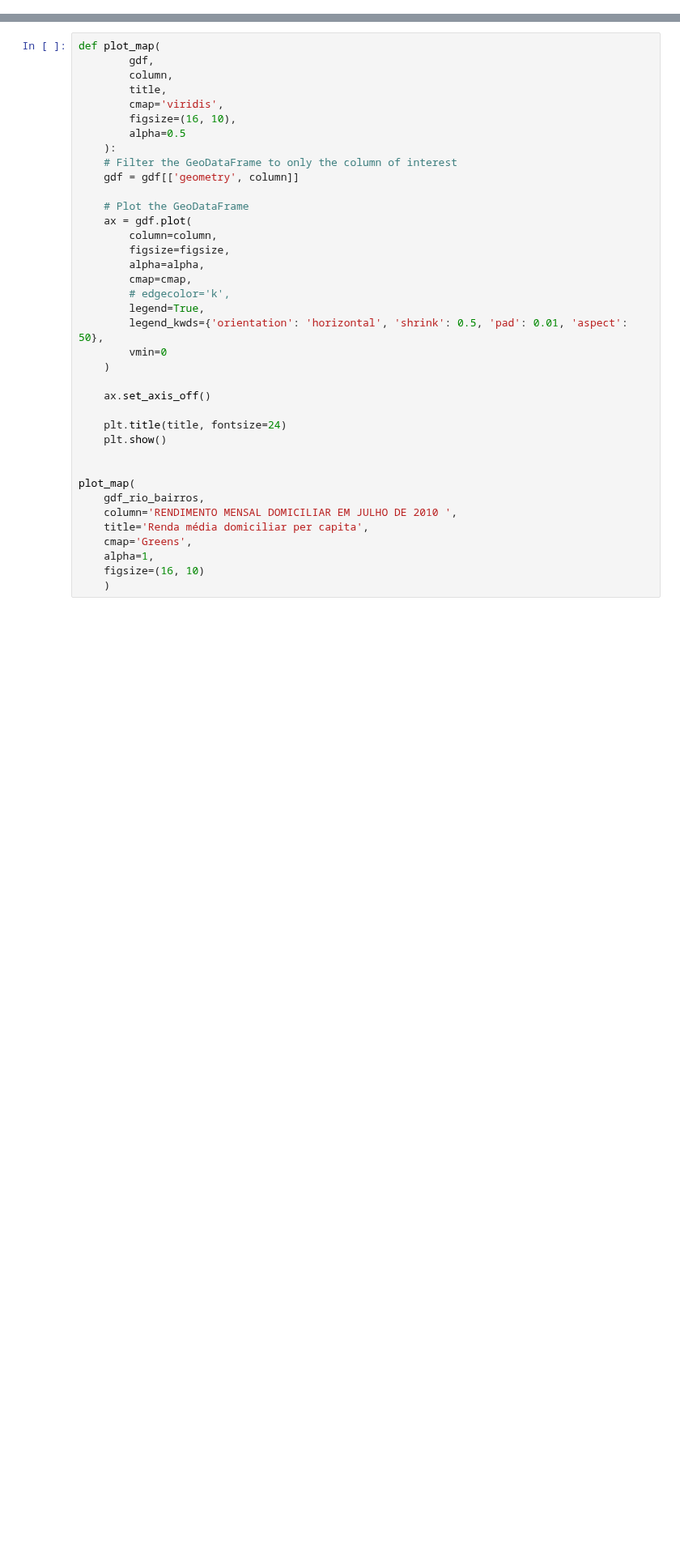
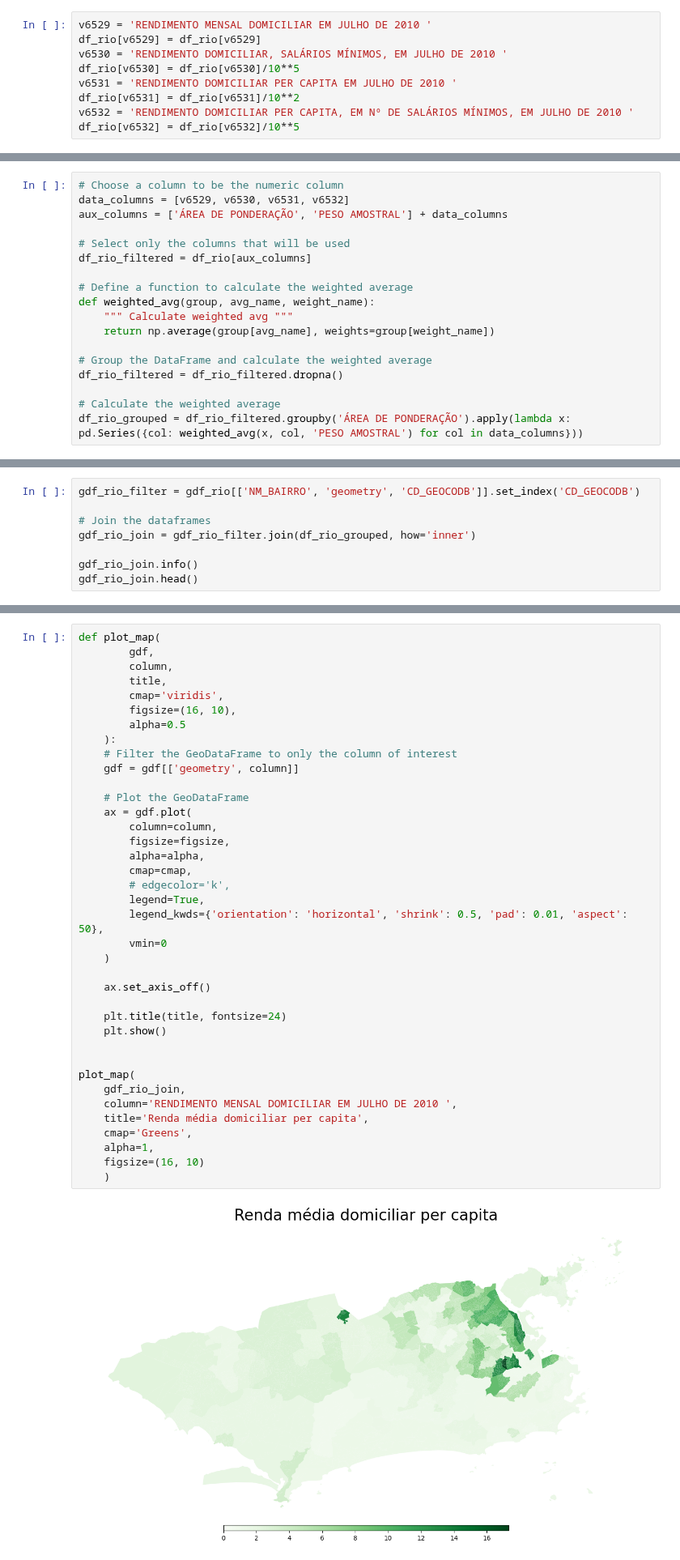
Before and after one commit to GDevigili/TCC-IBGE, a Jupyter notebook: src/data-vis/eda.ipynb, the cells around one changed output, grey strips where cells are left out. Shown at 81% size. Cells and saved outputs as stored; diff of their text form; blank space fills up the shorter version.

Commit message:
Adjust the grouping and some variables that the floating point reading was wrong

```diff
--- a/src/data-vis/eda.ipynb
+++ b/src/data-vis/eda.ipynb
@@ -120,0 +125,9 @@ memory usage: 328.2+ KB
+# %%
+v6529 = 'RENDIMENTO MENSAL DOMICILIAR EM JULHO DE 2010 '
+df_rio[v6529] = df_rio[v6529]
+v6530 = 'RENDIMENTO DOMICILIAR, SALÁRIOS MÍNIMOS, EM JULHO DE 2010 '
+df_rio[v6530] = df_rio[v6530]/10**5
+v6531 = 'RENDIMENTO DOMICILIAR PER CAPITA EM JULHO DE 2010 '
+df_rio[v6531] = df_rio[v6531]/10**2
+v6532 = 'RENDIMENTO DOMICILIAR PER CAPITA, EM Nº DE SALÁRIOS MÍNIMOS, EM JULHO DE 2010 '
+df_rio[v6532] = df_rio[v6532]/10**5
@@ -120,0 +157,18 @@ memory usage: 328.2+ KB
+# %%
+# Choose a column to be the numeric column
+data_columns = [v6529, v6530, v6531, v6532]
+aux_columns = ['ÁREA DE PONDERAÇÃO', 'PESO AMOSTRAL'] + data_columns
+
+# Select only the columns that will be used
+df_rio_filtered = df_rio[aux_columns]
+
+# Define a function to calculate the weighted average
+def weighted_avg(group, avg_name, weight_name):
+    """ Calculate weighted avg """
+    return np.average(group[avg_name], weights=group[weight_name])
+
+# Group the DataFrame and calculate the weighted average
+df_rio_filtered = df_rio_filtered.dropna()
+
+# Calculate the weighted average
+df_rio_grouped = df_rio_filtered.groupby('ÁREA DE PONDERAÇÃO').apply(lambda x: pd.Series({col: weighted_avg(x, col, 'PESO AMOSTRAL') for col in data_columns}))
@@ -136,0 +187,8 @@ df_rio_join.head()
+# %%
+gdf_rio_filter = gdf_rio[['NM_BAIRRO', 'geometry', 'CD_GEOCODB']].set_index('CD_GEOCODB')
+
+# Join the dataframes
+gdf_rio_join = gdf_rio_filter.join(df_rio_grouped, how='inner')
+
+gdf_rio_join.info()
+gdf_rio_join.head()
@@ -215,31 +255,33 @@ def plot_map(
         alpha=0.5
     ):
     # Filter the GeoDataFrame to only the column of interest
     gdf = gdf[['geometry', column]]
 
     # Plot the GeoDataFrame
     ax = gdf.plot(
         column=column,
         figsize=figsize,
         alpha=alpha,
         cmap=cmap,
         # edgecolor='k',
         legend=True,
         legend_kwds={'orientation': 'horizontal', 'shrink': 0.5, 'pad': 0.01, 'aspect': 50},
         vmin=0
     )
 
     ax.set_axis_off()
 
     plt.title(title, fontsize=24)
     plt.show()
 
 
 plot_map(
-    gdf_rio_bairros,
+    gdf_rio_join,
     column='RENDIMENTO MENSAL DOMICILIAR EM JULHO DE 2010 ',
     title='Renda média domiciliar per capita',
     cmap='Greens',
     alpha=1,
     figsize=(16, 10)
     )
+# %% [output]
+[figure, added]
```
Also changed, not shown: parts of 13 cells of this notebook.
